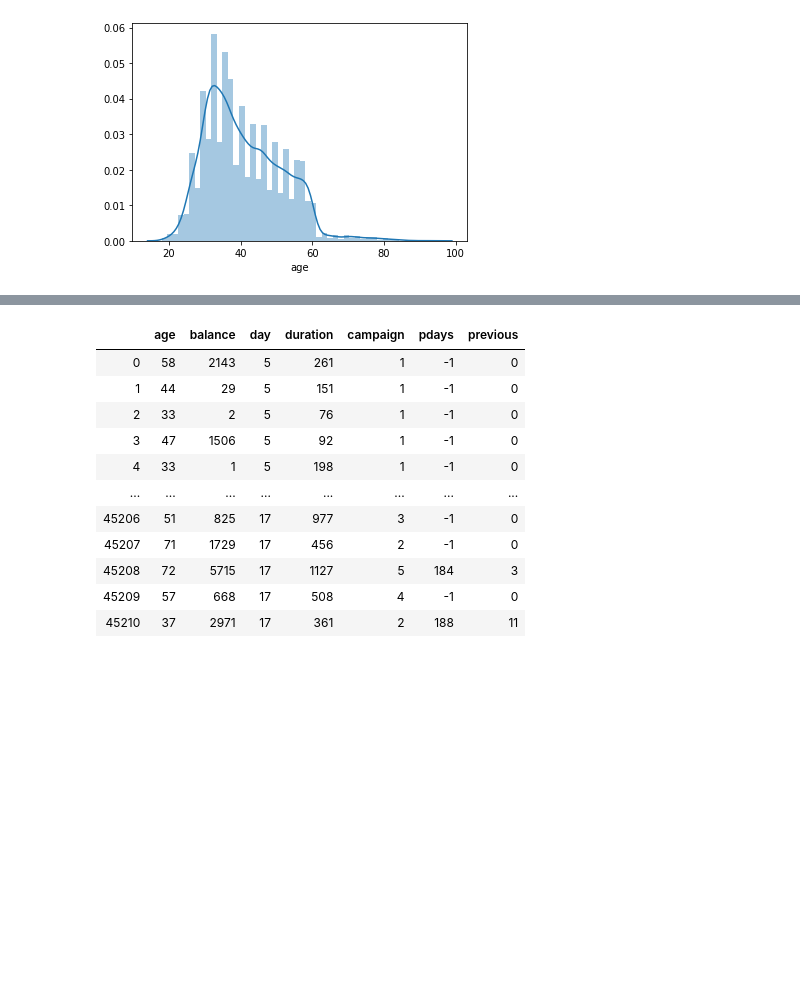
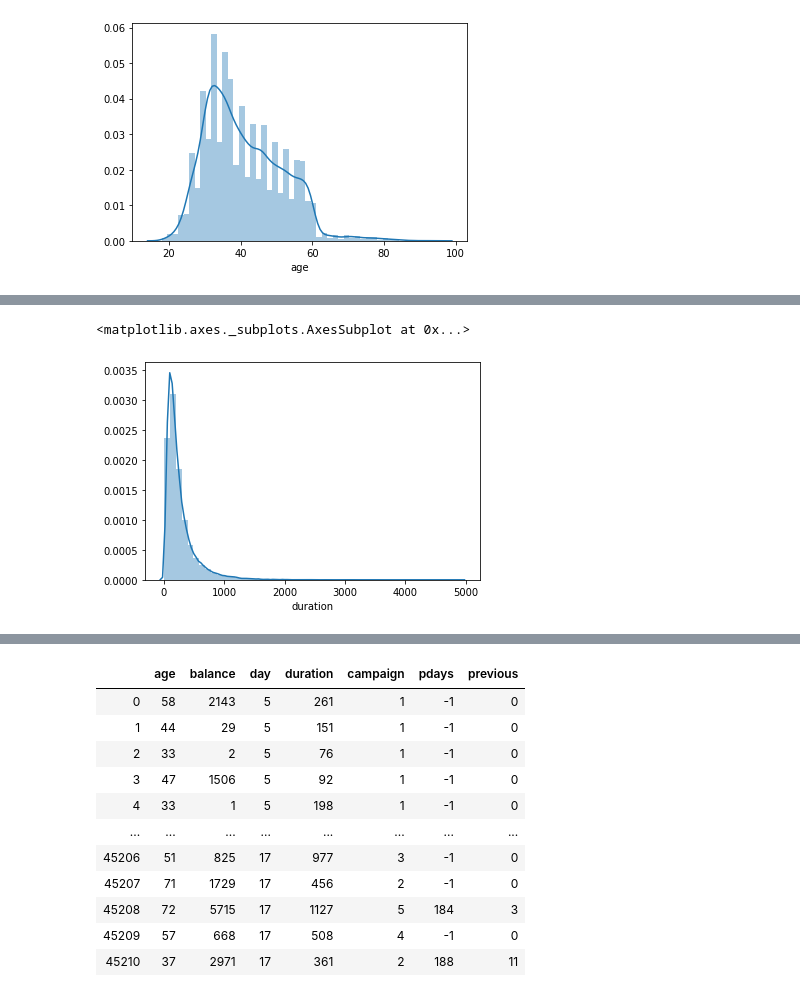
Before and after one commit to rhynos44/mod3_proj, a Jupyter notebook: project.ipynb, the cells around one changed output, grey strips where cells are left out. Cells and saved outputs as stored; diff of their text form; code cells hidden in the pictures; blank space fills up the shorter version.

```diff
--- a/project.ipynb
+++ b/project.ipynb
@@ -163,0 +241,5 @@ plt.scatter(df.age, df.Target)
+# %%
+sns.distplot(df.duration)
+# %% [output]
+<matplotlib.axes._subplots.AxesSubplot at 0x...>
+[figure, added]
```
Also changed, not shown: parts of 66 cells of this notebook, 1 other file.
